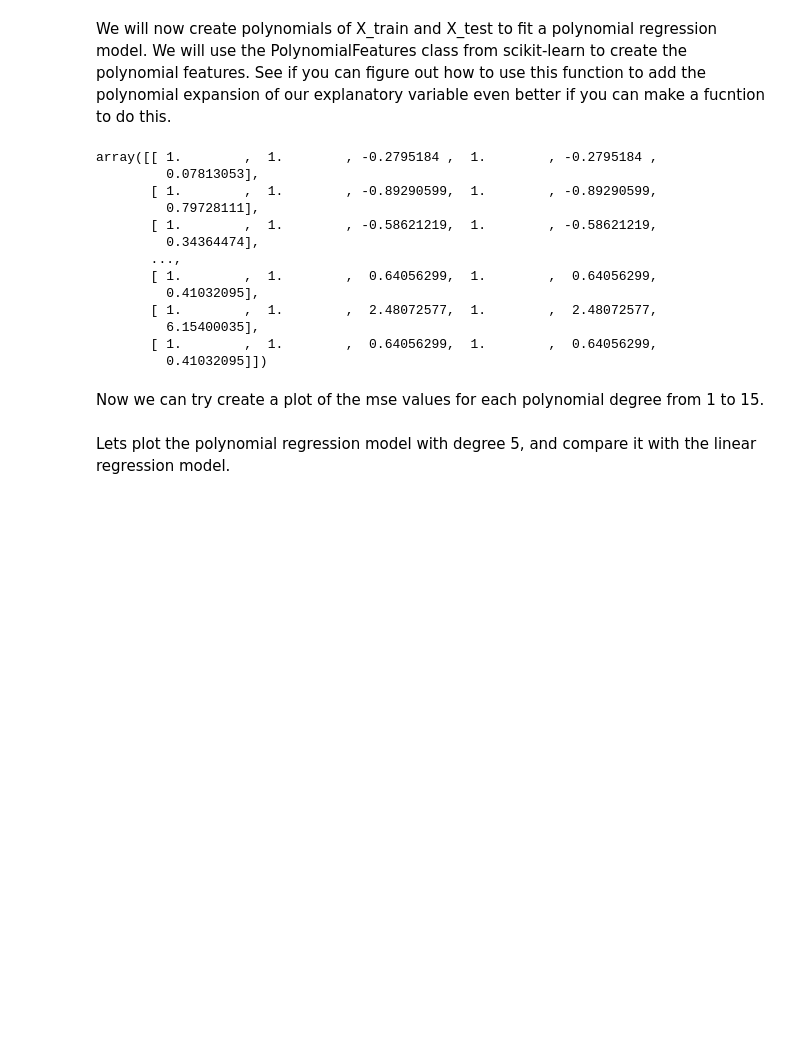
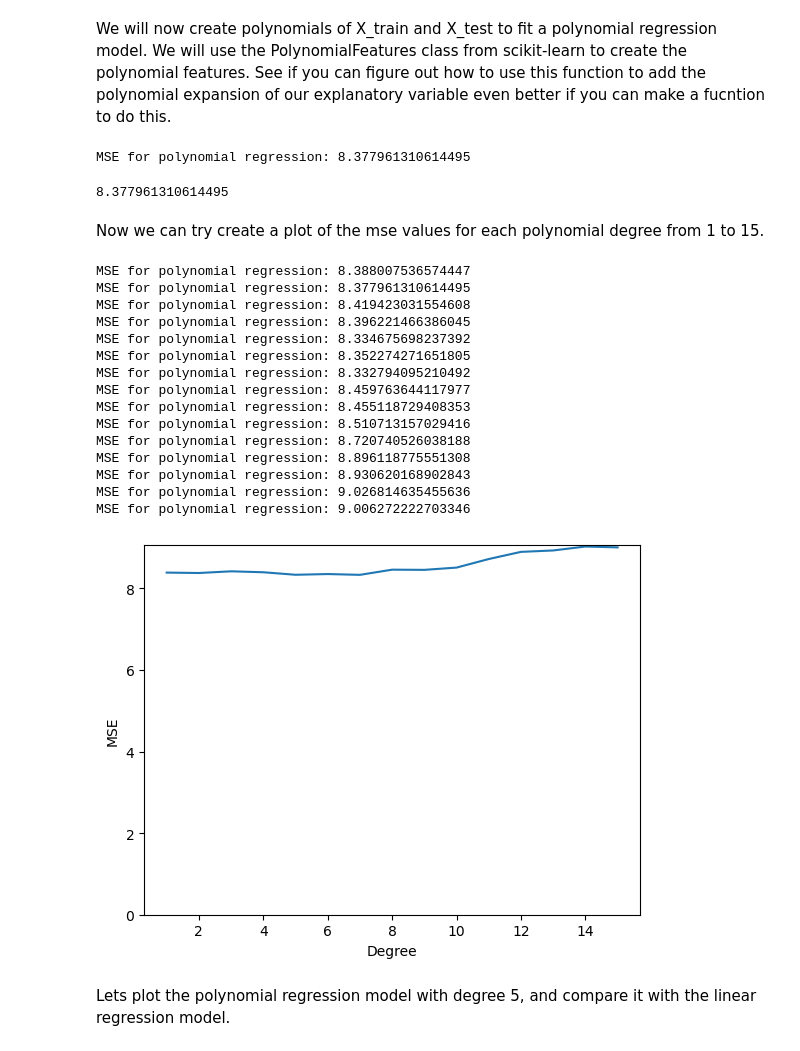
Before and after one commit to mona-borth/Hertie_ML_2025_Labs, a Jupyter notebook: lab2.ipynb, the cells around one changed output. Cells and saved outputs as stored; diff of their text form; code cells hidden in the pictures; blank space fills up the shorter version.

```diff
--- a/lab2.ipynb
+++ b/lab2.ipynb
@@ -365,4 +365,4 @@ Use these coefficients to caclulate the predicted y-values.
 
 Hint: You will once again have to add a vector of ones
 # %%
-X_test = np.hstack((np.ones_like(y_test), X_test))
+X_test_intercept = np.hstack((np.ones_like(y_test), X_test))
@@ -450,30 +430,55 @@ MSE_closedform 8.38800753657445
 ### Higher Dimensions
 # %% [markdown]
 We will now create polynomials of X_train and X_test to fit a polynomial regression model. We will use the PolynomialFeatures class from scikit-learn to create the polynomial features. See if you can figure out how to use this function to add the polynomial expansion of our explanatory variable even better if you can make a fucntion to do this.
-# %%
-from sklearn.preprocessing import PolynomialFeatures
-poly = PolynomialFeatures(2)
-poly.fit_transform(X_train)
-# %% [output]
-array([[ 1.        ,  1.        , -0.2795184 ,  1.        , -0.2795184 ,
-         0.07813053],
-       [ 1.        ,  1.        , -0.89290599,  1.        , -0.89290599,
-         0.79728111],
-       [ 1.        ,  1.        , -0.58621219,  1.        , -0.58621219,
-         0.34364474],
-       ...,
-       [ 1.        ,  1.        ,  0.64056299,  1.        ,  0.64056299,
-         0.41032095],
-       [ 1.        ,  1.        ,  2.48072577,  1.        ,  2.48072577,
-         6.15400035],
-       [ 1.        ,  1.        ,  0.64056299,  1.        ,  0.64056299,
-         0.41032095]])
+# %%
+from sklearn.preprocessing import PolynomialFeatures
+
+def makepolymodel(degree):
+    poly = PolynomialFeatures(degree)
+    X_train_poly = poly.fit_transform(X_train)
+    X_test_poly = poly.transform(X_test_intercept)
+
+    model_poly = sm.OLS(y_train, X_train_poly).fit()
+    y_pred_poly = model_poly.predict(X_test_poly)
+    MSE_poly = mean_squared_error(y_test, y_pred_poly)
+
+    print("MSE for polynomial regression:", MSE_poly)
+
+    return MSE_poly
+# %%
+makepolymodel(2)
+# %% [output]
+MSE for polynomial regression: 8.377961310614495
+8.377961310614495
 # %% [markdown]
 Now we can try create a plot of the mse values for each polynomial degree from 1 to 15.
-# %%
-for i in range(16):
-    poly = PolynomialFeatures(i)
-    poly.fit_transform(X_train)
-    plt.plot(i, )
+# %%
+df_mse = pd.DataFrame(
+    [(i, makepolymodel(i)) for i in range(1,16)],
+    columns=["degree", "MSE"]
+    )
+
+plt.plot(df_mse["degree"], df_mse["MSE"])
+plt.xlabel("Degree")
+plt.ylabel("MSE")
+plt.ylim([0,None])
+plt.show()
+# %% [output]
+MSE for polynomial regression: 8.388007536574447
+MSE for polynomial regression: 8.377961310614495
+MSE for polynomial regression: 8.419423031554608
+MSE for polynomial regression: 8.396221466386045
+MSE for polynomial regression: 8.334675698237392
+MSE for polynomial regression: 8.352274271651805
+MSE for polynomial regression: 8.332794095210492
+MSE for polynomial regression: 8.459763644117977
+MSE for polynomial regression: 8.455118729408353
+MSE for polynomial regression: 8.510713157029416
+MSE for polynomial regression: 8.720740526038188
+MSE for polynomial regression: 8.896118775551308
+MSE for polynomial regression: 8.930620168902843
+MSE for polynomial regression: 9.026814635455636
+MSE for polynomial regression: 9.006272222703346
+[figure, added]
 # %% [markdown]
 Lets plot the polynomial regression model with degree 5, and compare it with the linear regression model.
```
Also changed, not shown: parts of 3 cells of this notebook.
